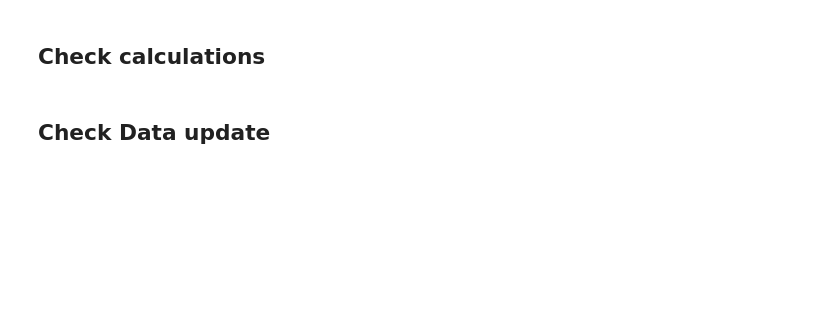
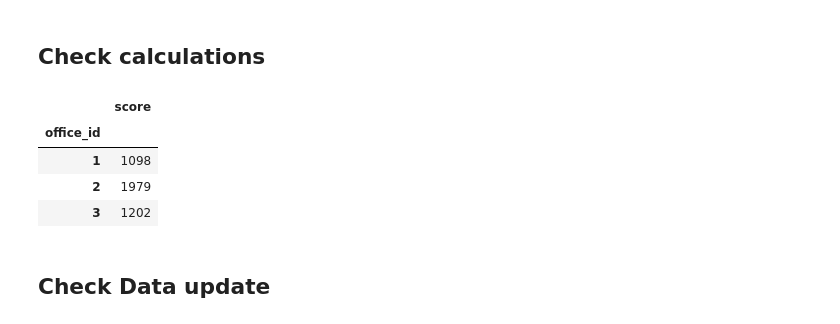
Before and after one commit to Casyfill/aventika2, a Jupyter notebook: jupyter_examples/1_data_check.ipynb, the cells around one changed output. Saved outputs shown, nothing was run; the diff lists cells and outputs as text; code cells hidden in the pictures; blank space fills up the shorter version.

```diff
--- a/jupyter_examples/1_data_check.ipynb
+++ b/jupyter_examples/1_data_check.ipynb
@@ -112,7 +186,13 @@ my_result['disabled'] * (my_result.area / my_result['reg_area'])
 # %%
 g = getRegScore(buff, reg, settings)
 # %%
-g.
+g
+# %% [output]
+|  | score |
+| office_id |  |
+| 1 | 1098 |
+| 2 | 1979 |
+| 3 | 1202 |
 # %% [markdown]
 ## Check Data update
 # %%
```
Also changed, not shown: parts of 26 cells of this notebook, 6 other files.
